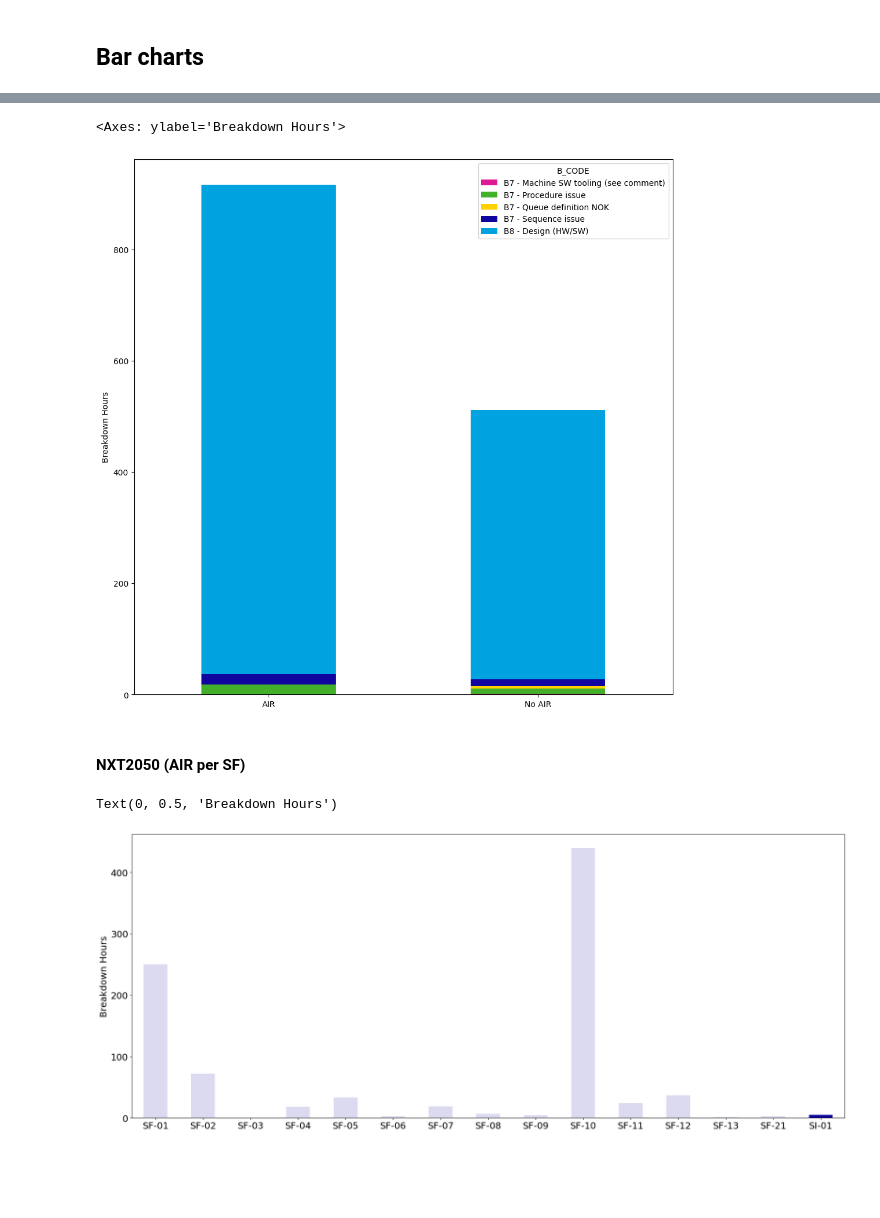
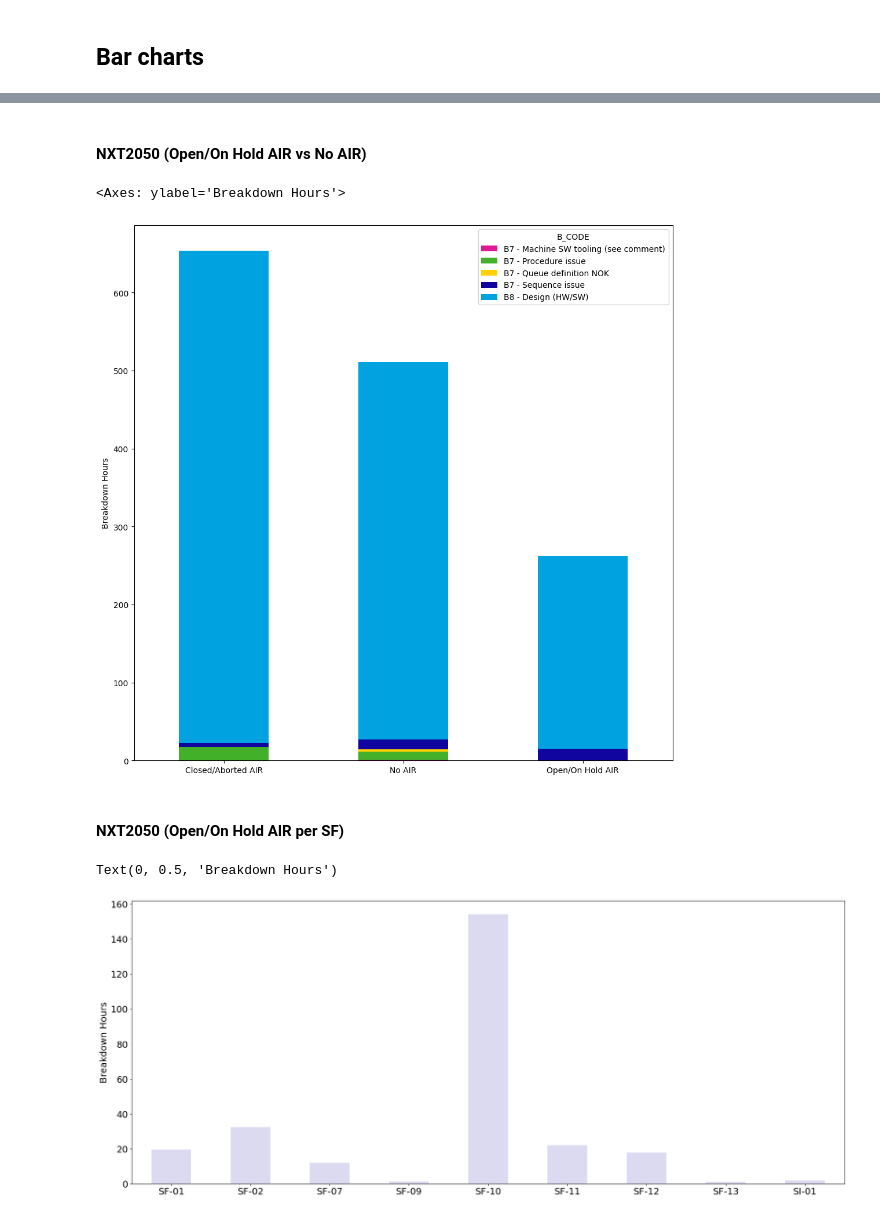
Before and after one commit to thomasinclair/NXT4-CoT-Project, a Jupyter notebook: cabin.ipynb, the cells around one changed output, grey strips where cells are left out. Saved outputs shown, nothing was run; the diff lists cells and outputs as text; code cells hidden in the pictures; blank space fills up the shorter version.

```diff
--- a/cabin.ipynb
+++ b/cabin.ipynb
@@ -268,30 +320,32 @@ Text(0, 0.5, 'Breakdown Hours')
-# %%
-cabin_data.loc[
-    (cabin_data['MACHINE_TYPE'].isin(['NXT:2050'])) &
-    (cabin_data['Sector'] == 'DE Breakdown')
-].pivot_table(
-    index='Has_AIR',
-    columns='B_CODE',
-    values='BREAKDOWN_DURATION_HRS',
-    aggfunc='sum'
-).plot.bar(
-    stacked=True,
-    figsize=(12,12),
-    color=['#DF1995','#43B02A','#FFD100','#10069F','#00A3E0'],
-    rot=0,
-    ylabel = 'Breakdown Hours',
-    xlabel = ''
-)
-# %% [output]
-<Axes: ylabel='Breakdown Hours'>
-[figure, removed]
+# %% [markdown]
+#### NXT2050 (Open/On Hold AIR vs No AIR)
+# %%
+cabin_data.loc[
+    (cabin_data['MACHINE_TYPE'].isin(['NXT:2050'])) &
+    (cabin_data['Sector'] == 'DE Breakdown')
+].pivot_table(
+    index='AIR_bucket',
+    columns='B_CODE',
+    values='BREAKDOWN_DURATION_HRS',
+    aggfunc='sum'
+).plot.bar(
+    stacked=True,
+    figsize=(12,12),
+    color=['#DF1995','#43B02A','#FFD100','#10069F','#00A3E0'],
+    rot=0,
+    ylabel = 'Breakdown Hours',
+    xlabel = ''
+)
+# %% [output]
+<Axes: ylabel='Breakdown Hours'>
+[figure, added]
 # %% [markdown]
-#### NXT2050 (AIR per SF)
+#### NXT2050 (Open/On Hold AIR per SF)
 # %%
 cabin_data.loc[
     (cabin_data['MACHINE_TYPE'].isin(['NXT:2050'])) &
     (cabin_data['Sector'] == 'DE Breakdown') &
-    (cabin_data['Has_AIR'] == 'AIR')
+    (cabin_data['AIR_bucket'] == 'Open/On Hold AIR')
 ].groupby('SF')['BREAKDOWN_DURATION_HRS'].sum().plot.bar(
     stacked=True,
     figsize=(25,10),
@@ -318,4 +372,4 @@ cabin_data.loc[
 ).set_ylabel('Breakdown Hours', fontsize=18)
 # %% [output]
 Text(0, 0.5, 'Breakdown Hours')
-[figure, old version]
+[figure, new version]
```
Also changed, not shown: parts of 9 cells of this notebook.
